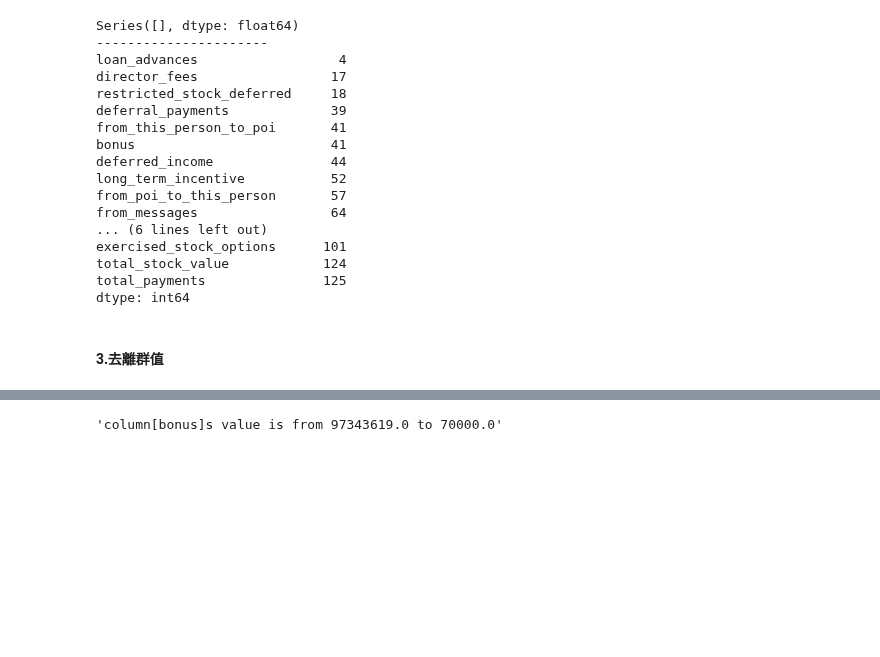
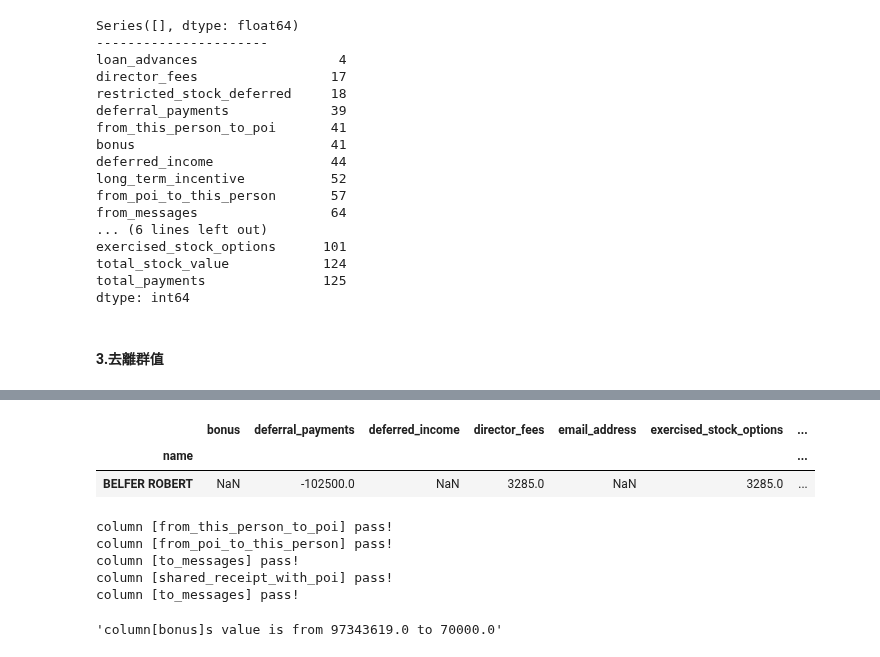
Before and after one commit to DunkLiao/4th-ML100Days, a Jupyter notebook: homework/Day_051_To_053_HW.ipynb, the cells around one changed output, grey strips where cells are left out. Cells and saved outputs as stored; diff of their text form; code cells hidden in the pictures; blank space fills up the shorter version.

```diff
--- a/homework/Day_051_To_053_HW.ipynb
+++ b/homework/Day_051_To_053_HW.ipynb
@@ -208,3 +214,28 @@ errors
+# %%
+dt_eval =df.copy()
+# dt_eval = dt_eval[payment_data].fillna(0)
+# dt_eval = dt_eval[df_stock].fillna(0)
+# 查看有問題的兩筆資料
+dt_eval[dt_eval.index=='BELFER ROBERT']
+# %% [output]
+|  | bonus | deferral_payments | deferred_income | director_fees | email_address | exercised_stock_options | ... |
+| name |  |  |  |  |  |  | ... |
+| BELFER ROBERT | NaN | -102500.0 | NaN | 3285.0 | NaN | 3285.0 | ... |
+# %%
+# 檢查次數項目是否為正整數(大於等於0)
+email_data=['from_this_person_to_poi','from_poi_to_this_person','to_messages','shared_receipt_with_poi','to_messages']
+for col_name in email_data:
+    if all(df[col_name].dropna().unique()>=0):
+        print('column [{0}] pass!'.format(col_name))
+    else:
+        print('column [{0}] fail!'.format(col_name))
+        print(df[col_name].dropna().unique())
+# %% [output]
+column [from_this_person_to_poi] pass!
+column [from_poi_to_this_person] pass!
+column [to_messages] pass!
+column [shared_receipt_with_poi] pass!
+column [to_messages] pass!
 # %%
 # 繪製廂型圖
 import matplotlib.pyplot as plt
```
Also changed, not shown: parts of 5 cells of this notebook.
